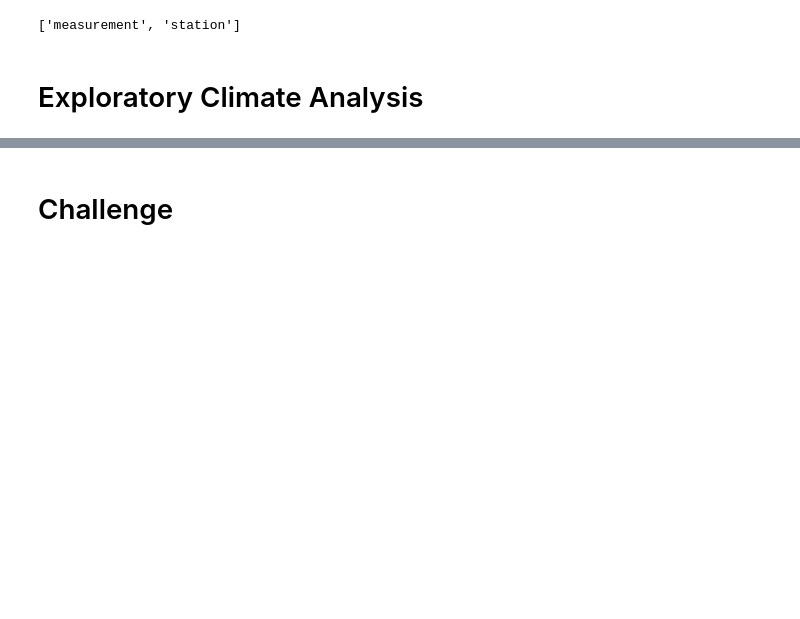
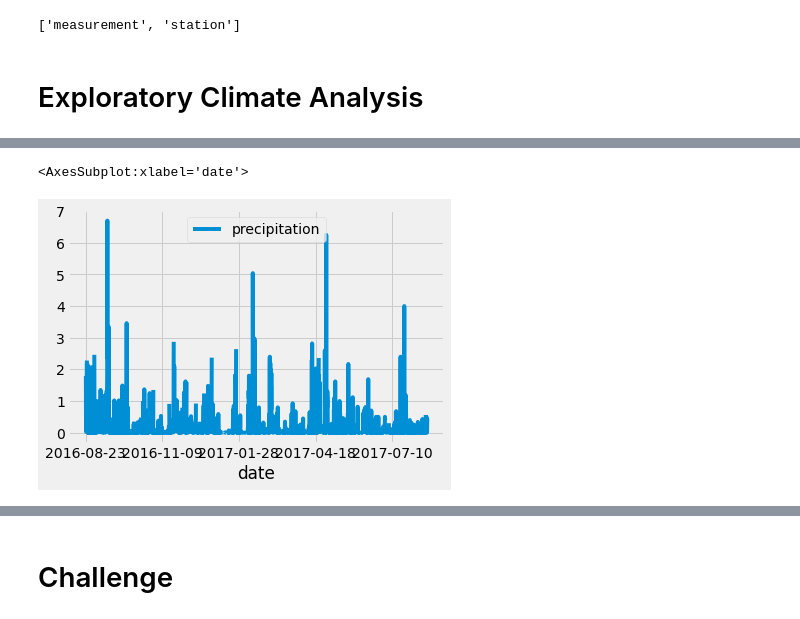
Before and after one commit to SavFidani/Surfs_Up, a Jupyter notebook: climate_analysis.ipynb, the cells around one changed output, grey strips where cells are left out. Saved outputs shown, nothing was run; the diff lists cells and outputs as text; code cells hidden in the pictures; blank space fills up the shorter version.

```diff
--- a/climate_analysis.ipynb
+++ b/climate_analysis.ipynb
@@ -52,2 +75,8 @@ session = Session(engine)
+# %%
+# Use Pandas Plotting with Matplotlib to plot the data
+df.plot()
+# %% [output]
+<AxesSubplot:xlabel='date'>
+[figure, added]
 # %%
 # Use Pandas to calcualte the summary statistics for the precipitation data
```
Also changed, not shown: parts of 2 cells of this notebook.
